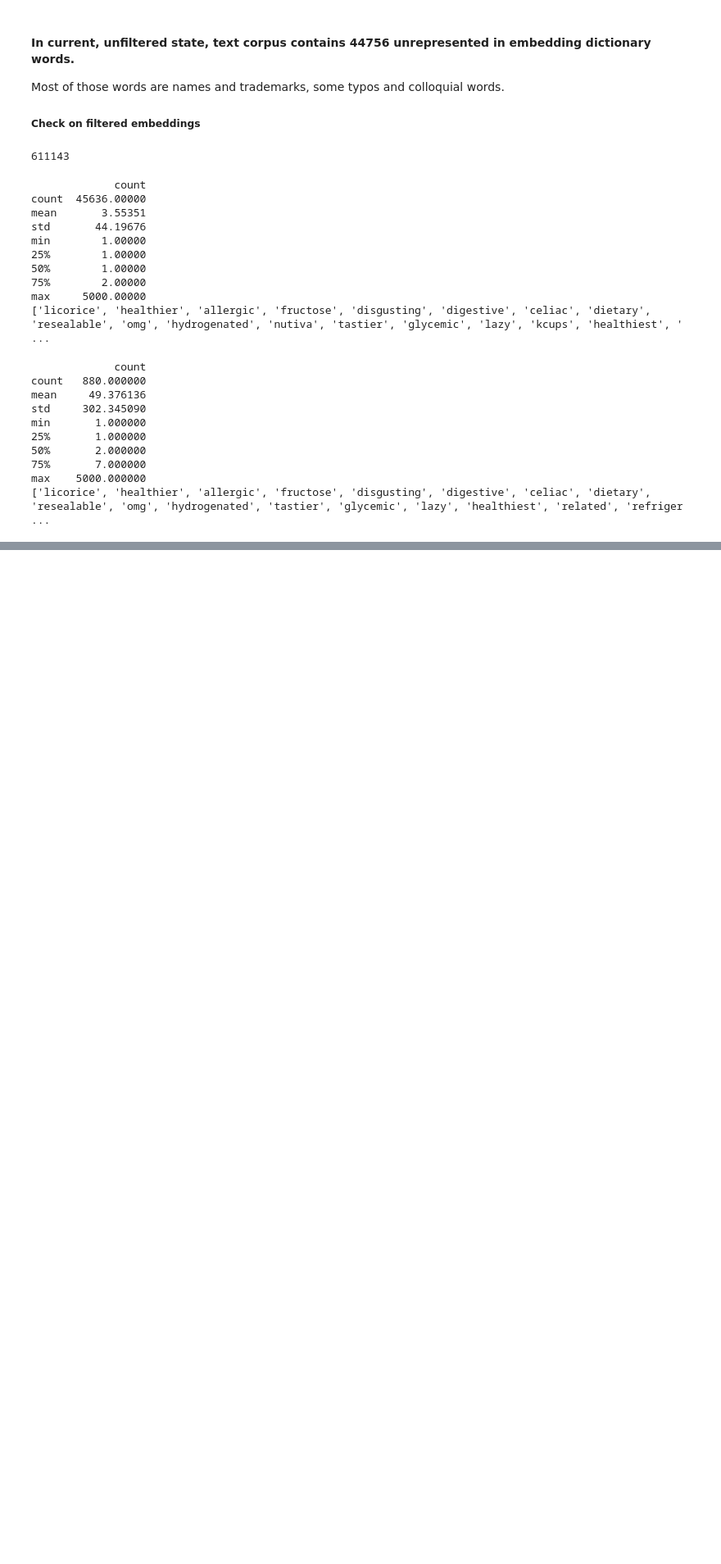
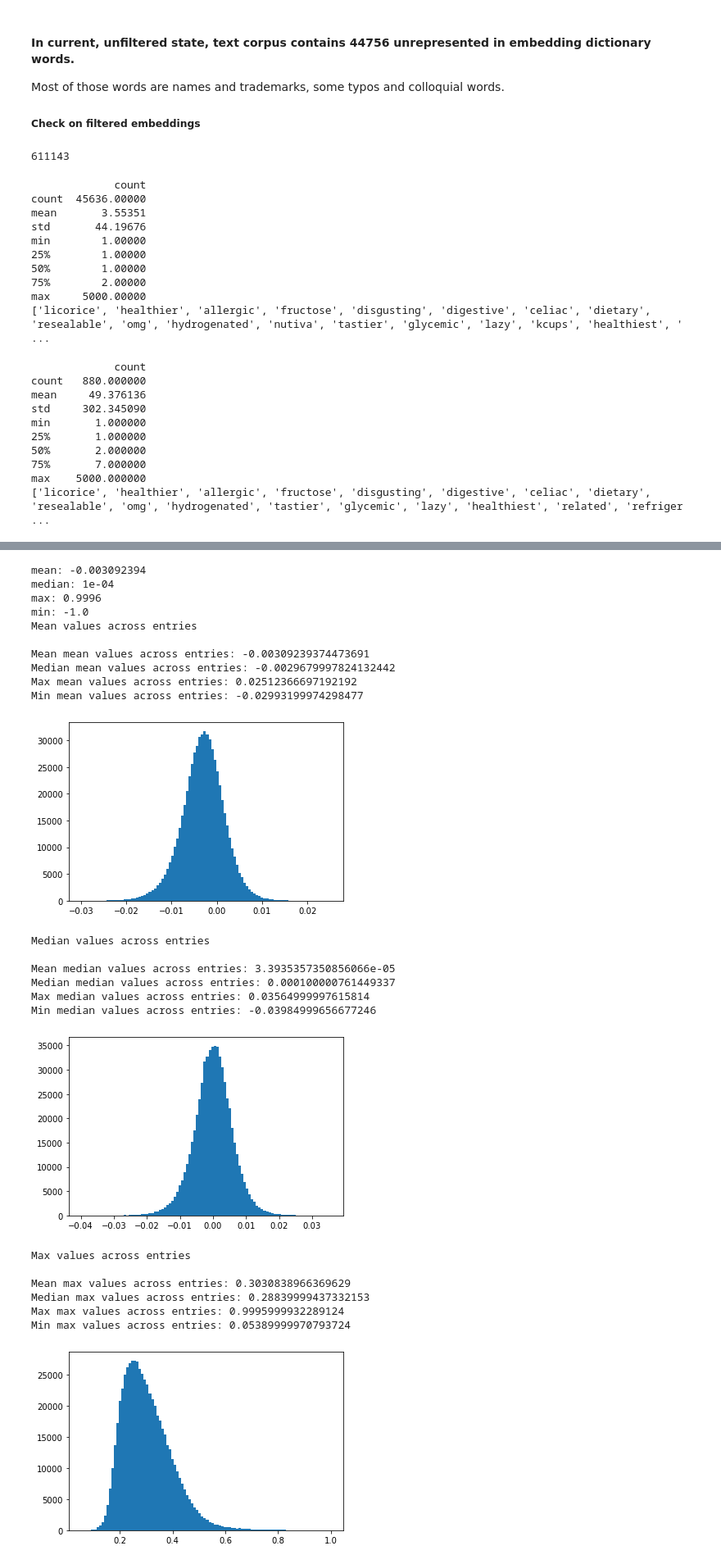
Before and after one commit to MrDVolk/text-generation, a Jupyter notebook: embeddings-analysis.ipynb, the cells around one changed output, grey strips where cells are left out. Shown: that part at 82% size. Drawn from its saved outputs; the diff is of its cells as text; code cells hidden in the pictures; blank space fills up the shorter version.

```diff
--- a/embeddings-analysis.ipynb
+++ b/embeddings-analysis.ipynb
@@ -35,7 +35,7 @@ There is an option to reduce dimensionality either by taking other embeddings or
 import matplotlib.pyplot as plt
 %matplotlib inline
 # %%
-def plot_distribution(array, title):
+def plot_distribution(array, title, plot=True):
     print(title.capitalize())
     print()
     print(f'Mean {title}: {np.mean(array)}')
@@ -43,5 +43,9 @@ def plot_distribution(array, title):
     print(f'Max {title}: {np.max(array)}')
     print(f'Min {title}: {np.min(array)}')
 
-    _ = plt.hist(array, bins=100)
+    if plot:
+        _ = plt.hist(array, bins=100)
+        plt.show()
+        print()
+    print()
 # %%
@@ -58,10 +76,0 @@ def print_simple_analysis(vectors):
-# %%
-print('mean:', np.mean(em.vectors))
-print('median:', np.median(em.vectors))
-print('max:', np.max(em.vectors))
-print('min:', np.min(em.vectors))
-
-mean_values = np.mean(em.vectors, axis=1)
-median_values = np.median(em.vectors, axis=1)
-max_values = np.max(em.vectors, axis=1)
-min_values = np.min(em.vectors, axis=1)
@@ -310,0 +279,29 @@ max    5000.000000
+# %%
+filtered_vectors = em.vectors[~total_entry_filter_idx]
+print_simple_analysis(filtered_vectors)
+# %% [output]
+mean: -0.003092394
+median: 1e-04
+max: 0.9996
+min: -1.0
+Mean values across entries
+
+Mean mean values across entries: -0.00309239374473691
+Median mean values across entries: -0.0029679997824132442
+Max mean values across entries: 0.02512366697192192
+Min mean values across entries: -0.02993199974298477
+[figure, added]
+Median values across entries
+
+Mean median values across entries: 3.3935357350856066e-05
+Median median values across entries: 0.000100000761449337
+Max median values across entries: 0.03564999997615814
+Min median values across entries: -0.03984999656677246
+[figure, added]
+Max values across entries
+
+Mean max values across entries: 0.3030838966369629
+Median max values across entries: 0.28839999437332153
+Max max values across entries: 0.9995999932289124
+Min max values across entries: 0.05389999970793724
+[figure, added]
```
Also changed, not shown: parts of 24 cells of this notebook.
